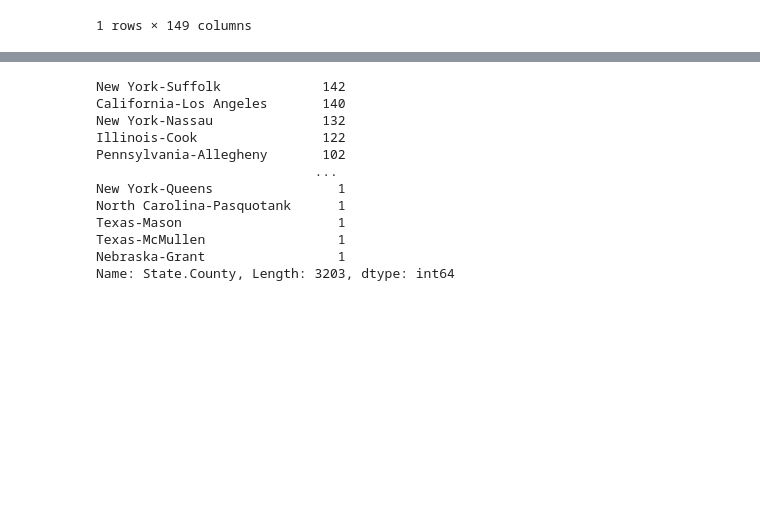
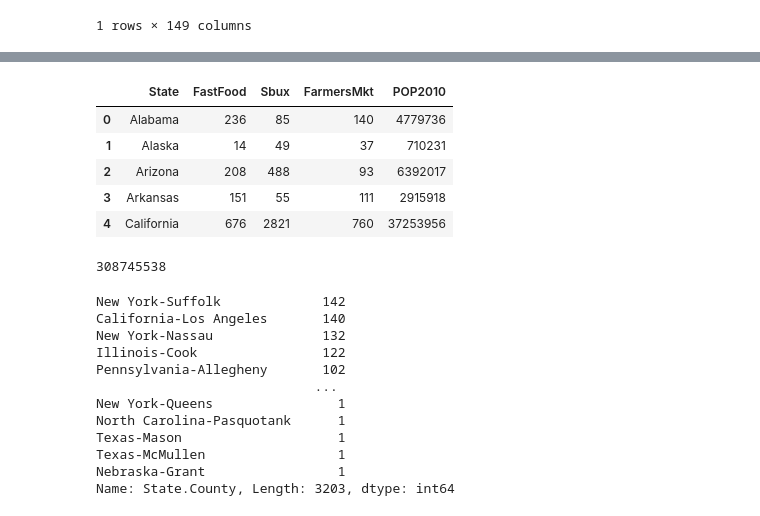
Before and after one commit to priyamittal96/project_1, a Jupyter notebook: Sun9pm notebooks/Priya22.ipynb, the cells around one changed output, grey strips where cells are left out. Saved outputs shown, nothing was run; the diff lists cells and outputs as text; code cells hidden in the pictures; blank space fills up the shorter version.

```diff
--- a/Sun9pm notebooks/Priya22.ipynb
+++ b/Sun9pm notebooks/Priya22.ipynb
@@ -358,0 +487,3 @@ desertdf5.loc[desertdf5["State.County"]  == "California-Santa Clara",:]
+# %%
+deserts = desertdf5[['State','POP2010']]
+deserts.head()
@@ -358,0 +497,14 @@ desertdf5.loc[desertdf5["State.County"]  == "California-Santa Clara",:]
+# %%
+counts2 = pd.merge(counts1, deserts, on='State',how='left')
+counts2.head()
+# %% [output]
+|  | State | FastFood | Sbux | FarmersMkt | POP2010 |
+| 0 | Alabama | 236 | 85 | 140 | 4779736 |
+| 1 | Alaska | 14 | 49 | 37 | 710231 |
+| 2 | Arizona | 208 | 488 | 93 | 6392017 |
+| 3 | Arkansas | 151 | 55 | 111 | 2915918 |
+| 4 | California | 676 | 2821 | 760 | 37253956 |
+# %%
+counts2['POP2010'].sum()
+# %% [output]
+308745538
```
Also changed, not shown: parts of 16 cells of this notebook, 3 other files.
